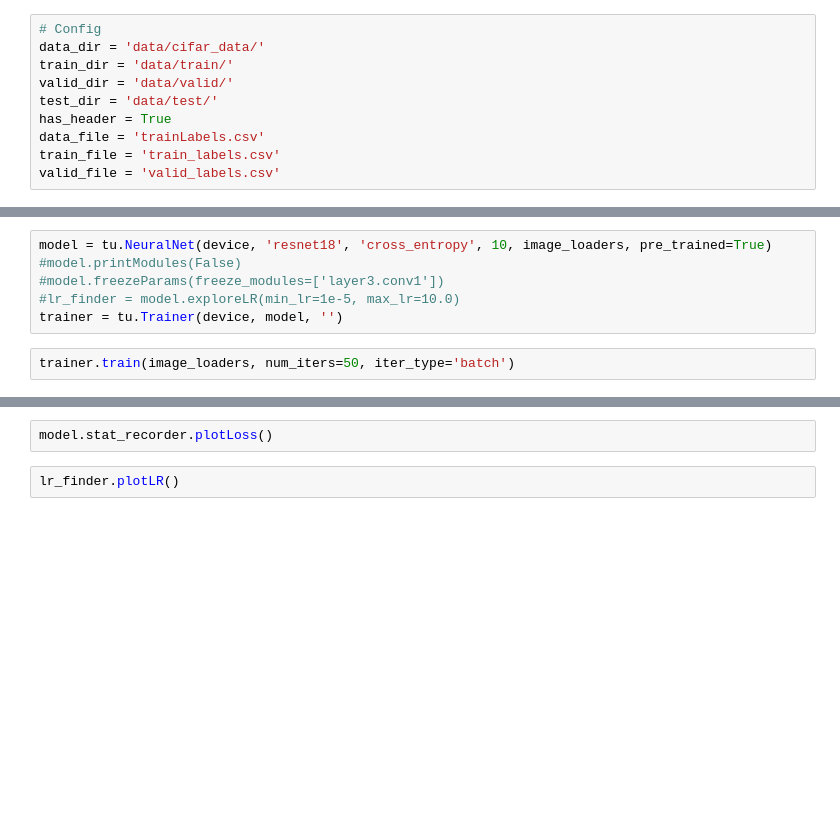
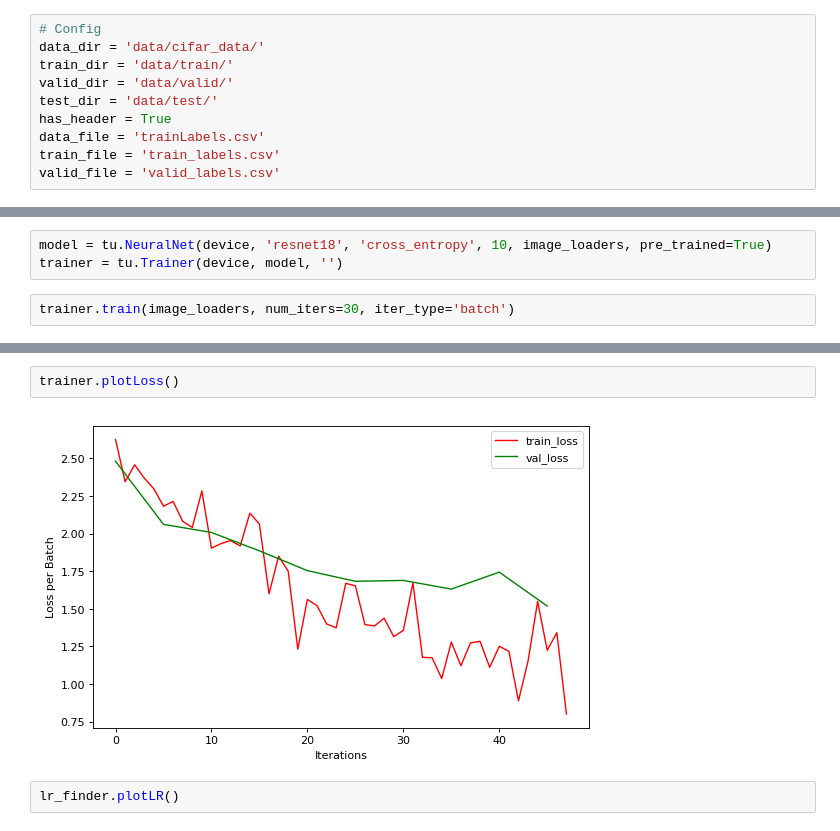
Before and after one commit to talwarabhimanyu/Deep_Learning_Projects, a Jupyter notebook: Pytorch/CIFAR-10 Experiments/CIFAR-10.ipynb, the cells around one changed output, grey strips where cells are left out. Saved outputs shown, nothing was run; the diff lists cells and outputs as text; blank space fills up the shorter version.

```diff
--- a/Pytorch/CIFAR-10 Experiments/CIFAR-10.ipynb
+++ b/Pytorch/CIFAR-10 Experiments/CIFAR-10.ipynb
@@ -87,15 +87,14 @@ Label: horse
 # %%
 model = tu.NeuralNet(device, 'resnet18', 'cross_entropy', 10, image_loaders, pre_trained=True)
-#model.printModules(False)
-#model.freezeParams(freeze_modules=['layer3.conv1'])
-#lr_finder = model.exploreLR(min_lr=1e-5, max_lr=10.0)
 trainer = tu.Trainer(device, model, '')
 # %%
-trainer.train(image_loaders, num_iters=50, iter_type='batch')
+trainer.train(image_loaders, num_iters=30, iter_type='batch')
 # %% [output]
 [interactive output not drawn]
-# %%
-model.stat_recorder.plotLoss()
+# %%
+trainer.plotLoss()
+# %% [output]
+[figure, added]
 # %%
 lr_finder.plotLR()
 # %%
```
Also changed, not shown: parts of 5 cells of this notebook, 2 other files.
